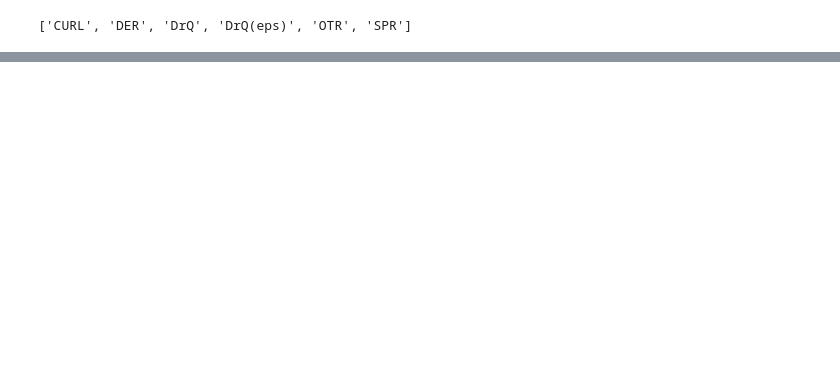
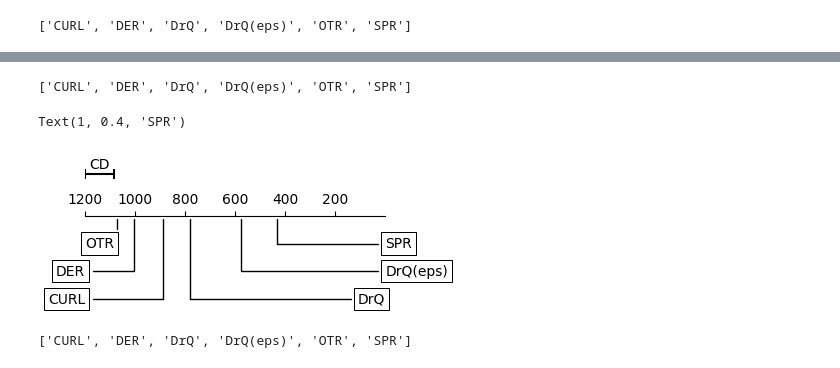
Before and after one commit to ecaromeo/stat_prec, a Jupyter notebook: normality.ipynb, the cells around one changed output, grey strips where cells are left out. Saved outputs shown, nothing was run; the diff lists cells and outputs as text; code cells hidden in the pictures; blank space fills up the shorter version.

```diff
--- a/normality.ipynb
+++ b/normality.ipynb
@@ -838,0 +864,62 @@ algo_list
+# %%
+ranks = stats.rankdata(observ, axis=1) # rank 1 corrisponde al valore piu' piccolo
+ranks = -np.add(ranks, -61) # rank 1 adesso é il migliore
+
+avg_rank = np.zeros((len(games), len(algo_list)))
+for i in range(len(games)):
+    for j in range(len(algo_list)):
+        avg_rank[i, j] = np.mean(ranks[i, j*K: j*K+K])
+
+S = np.mean(avg_rank, axis=0)*len(games)
+# %%
+# k=treatments, n=blocks, c=observations per block per treatment
+N = K*len(games)*len(algo_list)
+MS = 12/(Nalgo*(N+len(games)))*np.sum(np.power(S,2)) -3*(N+len(games))
+
+ms_a = 10.99084 # obtained from the cMackSkil function of NMS3 package in R.
+# %%
+algo_list
+# %% [output]
+['CURL', 'DER', 'DrQ', 'DrQ(eps)', 'OTR', 'SPR']
+# %%
+q_a = 4.031 # orbtained from the cRangeNor function of NMS3 package in R
+cd = q_a*(Nalgo*(N+len(games))/12)**0.5
+# %%
+limits=(1200, 1)
+fig, ax = plt.subplots(figsize=(5,1.8))
+plt.subplots_adjust(left=0.2, right=0.8)
+
+# set up plot
+ax.set_xlim(limits)
+ax.set_ylim(0,1)
+ax.spines['top'].set_position(('axes', 0.6))
+#ax.xaxis.tick_top()
+ax.xaxis.set_ticks_position('top')
+ax.yaxis.set_visible(False)
+for pos in ["bottom", "left", "right"]:
+    ax.spines[pos].set_visible(False)
+
+# # CD bar
+ax.plot([limits[0],limits[0]-cd], [.9,.9], color="k")
+ax.plot([limits[0],limits[0]], [.9-0.03,.9+0.03], color="k")
+ax.plot([limits[0]-cd,limits[0]-cd], [.9-0.03,.9+0.03], color="k")
+ax.text(limits[0]-cd/2., 0.92, "CD", ha="center", va="bottom")
+
+# # annotations
+bbox_props = dict(boxstyle="square,pad=0.3", fc="w", ec="k", lw=0.72)
+arrowprops=dict(arrowstyle="-",connectionstyle="angle,angleA=0,angleB=90")
+kw = dict(xycoords='data',textcoords="axes fraction",
+          arrowprops=arrowprops, bbox=bbox_props, va="center")
+ax.annotate(algo_list[0], xy=(S[0], 0.6), xytext=(0, 0),ha="right",  **kw) # CURL
+ax.annotate(algo_list[1], xy=(S[1], 0.6), xytext=(0, 0.2),ha="right",  **kw) # DER
+ax.annotate(algo_list[2], xy=(S[2], 0.6), xytext=(1 ,0),ha="right",  **kw) # DrQ
+ax.annotate(algo_list[3], xy=(S[3], 0.6), xytext=(1, 0.2),ha="left",  **kw) # DrQ(eps)
+ax.annotate(algo_list[4], xy=(S[4], 0.6), xytext=(0, 0.4),ha="left",  **kw) # OTR
+ax.annotate(algo_list[5], xy=(S[5], 0.6), xytext=(1,0.4),ha="left",  **kw) # SPR
+# %% [output]
+Text(1, 0.4, 'SPR')
+[figure, added]
+# %%
+algo_list
+# %% [output]
+['CURL', 'DER', 'DrQ', 'DrQ(eps)', 'OTR', 'SPR']
```
Also changed, not shown: parts of 18 cells of this notebook.
